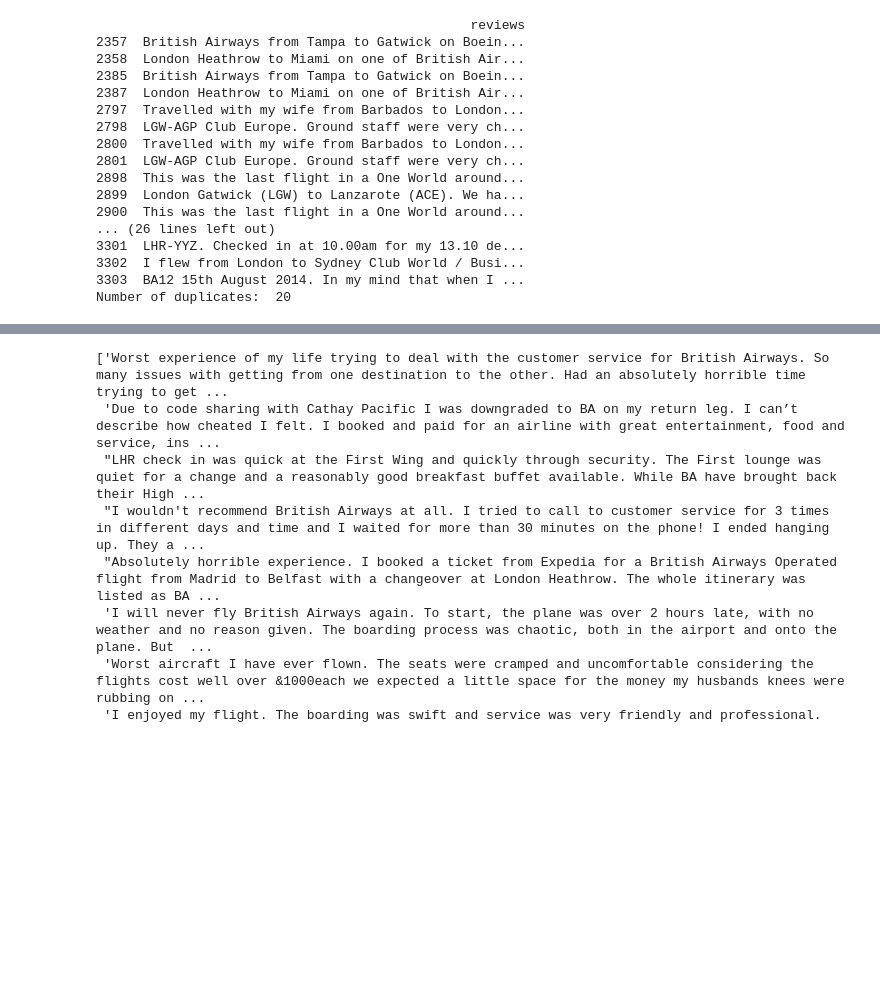
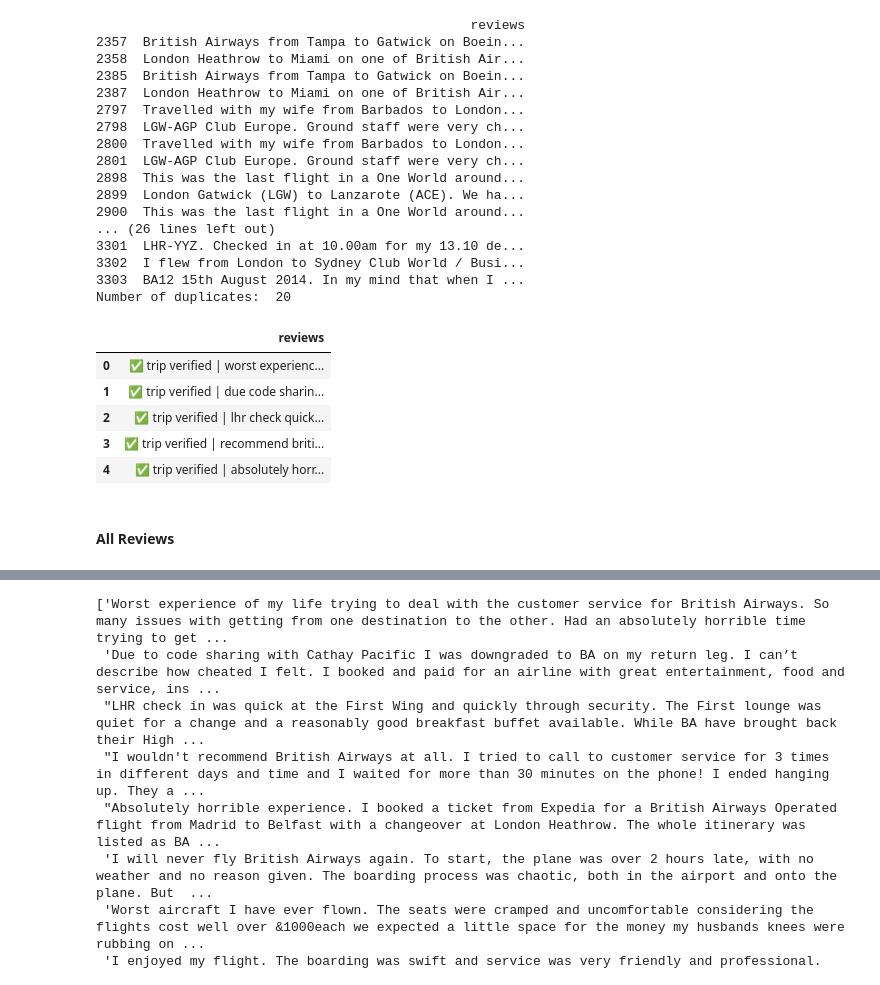
Before and after one commit to Timmy485/Forage_British_Airways, a Jupyter notebook: data_preprocessing.ipynb, the cells around one changed output, grey strips where cells are left out. Saved outputs shown, nothing was run; the diff lists cells and outputs as text; code cells hidden in the pictures; blank space fills up the shorter version.

```diff
--- a/data_preprocessing.ipynb
+++ b/data_preprocessing.ipynb
@@ -6,3 +8,3 @@ import re
 # %%
-df = pd.read_csv('data/BA_reviews.csv')
+data = pd.read_csv('data/BA_reviews.csv')
 # %%
@@ -26,11 +28,11 @@ df.describe()
 ### Data Cleaning
 # %%
 # check for and remove duplicate rows
-duplicates = df[df.duplicated(keep=False)]
+duplicates = data[data.duplicated(keep=False)]
 print(duplicates)
-duplicates = df.duplicated(subset=['reviews'])
+duplicates = data.duplicated(subset=['reviews'])
 print("Number of duplicates: ", duplicates.sum())
-df.drop_duplicates(subset=['reviews'], inplace=True)
+data.drop_duplicates(subset=['reviews'], inplace=True)
 # %% [output]
                                                 reviews
 2357  British Airways from Tampa to Gatwick on Boein...
@@ -52 +56,23 @@ Number of duplicates:  20
+# %%
+df = pd.DataFrame()
+# Convert text to lowercase
+df['reviews'] = data['reviews'].apply(lambda x: " ".join(x.lower() for x in x.split()))
+
+# Remove stop words
+stop = stopwords.words('english')
+df['reviews'] = df['reviews'].apply(lambda x: " ".join(x for x in x.split() if x not in stop))
+
+#remove ( and )
+df['reviews'] = [text.replace('(', '').replace(')', '') for text in df.reviews]
+
+df.head()
+# %% [output]
+|  | reviews |
+| 0 | ✅ trip verified | worst experienc... |
+| 1 | ✅ trip verified | due code sharin... |
+| 2 | ✅ trip verified | lhr check quick... |
+| 3 | ✅ trip verified | recommend briti... |
+| 4 | ✅ trip verified | absolutely horr... |
+# %% [markdown]
+#### All Reviews
 # %%
```
Also changed, not shown: parts of 13 cells of this notebook, 4 other files.
